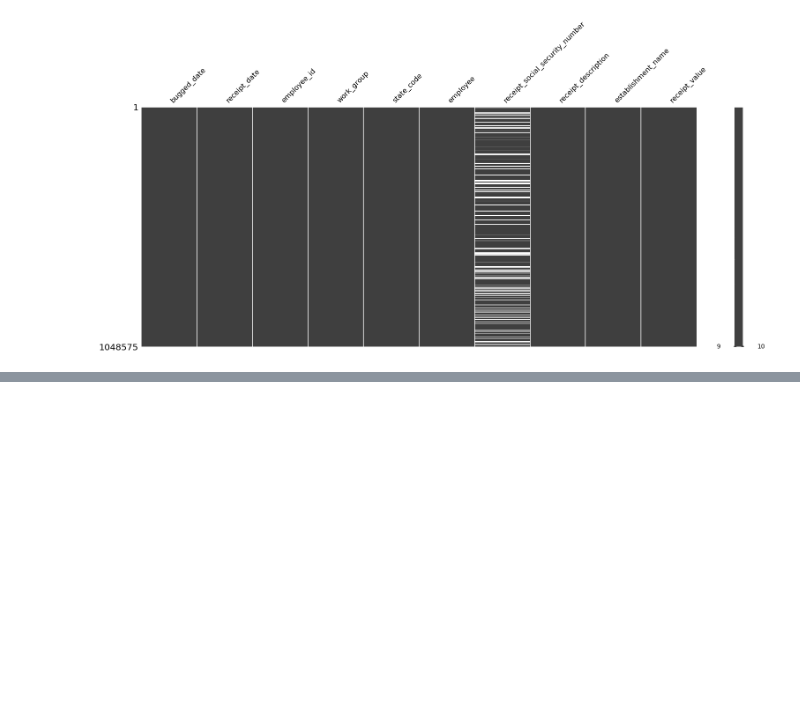
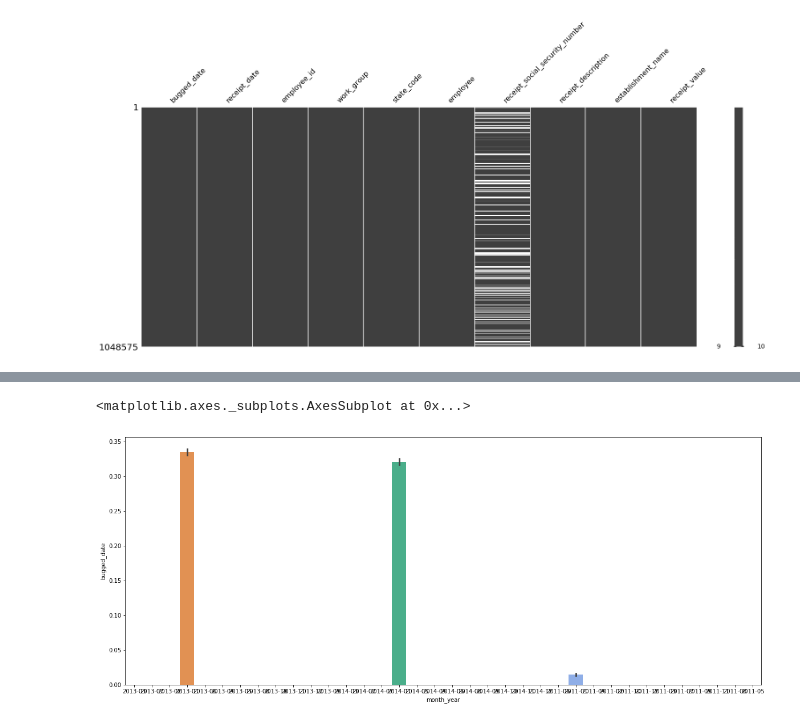
Before and after one commit to thiagodegan/Desafio03, a Jupyter notebook: Desafio03_Bruno.ipynb, the cells around one changed output, grey strips where cells are left out. Cells and saved outputs as stored; diff of their text form; code cells hidden in the pictures; blank space fills up the shorter version.

```diff
--- a/Desafio03_Bruno.ipynb
+++ b/Desafio03_Bruno.ipynb
@@ -65,0 +97,2 @@ missingno.matrix(df)
+# %%
+df.drop('receipt_social_security_number', axis=1, inplace=True)
@@ -65,0 +141,4 @@ missingno.matrix(df)
+# %%
+df['month_year'] = pd.to_datetime(df['receipt_date']).dt.to_period('M')
+df['year'] = pd.DatetimeIndex(df['receipt_date']).year
+df.head()
@@ -65,0 +154,6 @@ missingno.matrix(df)
+# %%
+plt.figure(figsize=(20, 8))
+sns.barplot(x=df['month_year'], y= df['bugged_date'])
+# %% [output]
+<matplotlib.axes._subplots.AxesSubplot at 0x...>
+[figure, added]
```
Also changed, not shown: parts of 14 cells of this notebook.
